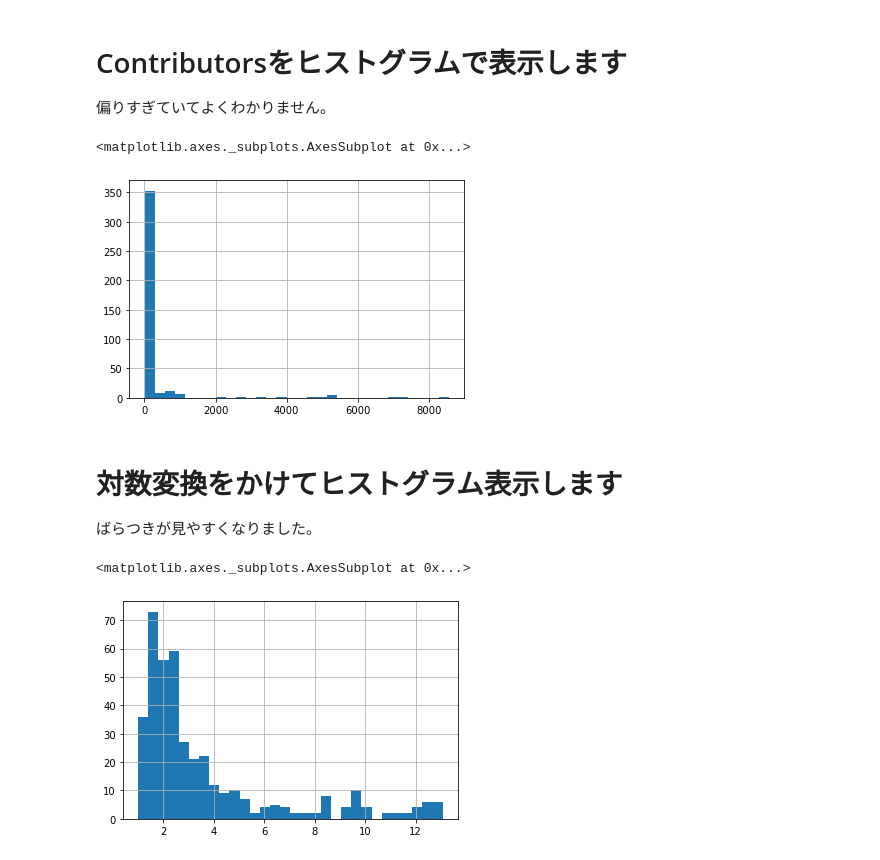
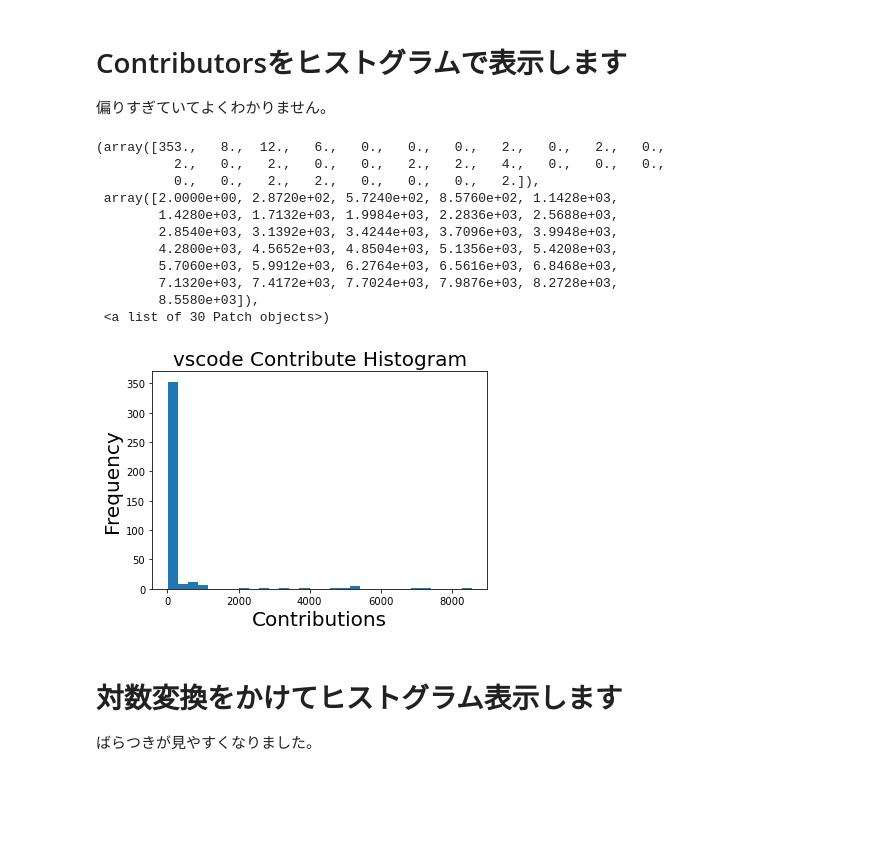
Before and after one commit to zeikomi552/githubapi-python-sample, a Jupyter notebook: src/githubapi-02.ipynb, the cells around one changed output. Cells and saved outputs as stored; diff of their text form; code cells hidden in the pictures; blank space fills up the shorter version.

```diff
--- a/src/githubapi-02.ipynb
+++ b/src/githubapi-02.ipynb
@@ -112,18 +113,27 @@ memory usage: 62.7+ KB
 # %% [markdown]
 # Contributorsをヒストグラムで表示します
 偏りすぎていてよくわかりません。
-# %%
-# show histogram bins=30
-df.contributions.hist(bins=30)
-# %% [output]
-<matplotlib.axes._subplots.AxesSubplot at 0x...>
-[figure, removed]
+# %%
+
+plt.title("{0} Contribute Histogram".format(repo), fontsize=20)  # title
+plt.xlabel("Contributions", fontsize=20)            # x-axis label
+plt.ylabel("Frequency", fontsize=20)      # y-axis label
+
+# show histogram bins=30
+plt.hist(df.contributions, bins=30)
+# %% [output]
+(array([353.,   8.,  12.,   6.,   0.,   0.,   0.,   2.,   0.,   2.,   0.,
+          2.,   0.,   2.,   0.,   0.,   2.,   2.,   4.,   0.,   0.,   0.,
+          0.,   0.,   2.,   2.,   0.,   0.,   0.,   2.]),
+ array([2.0000e+00, 2.8720e+02, 5.7240e+02, 8.5760e+02, 1.1428e+03,
+        1.4280e+03, 1.7132e+03, 1.9984e+03, 2.2836e+03, 2.5688e+03,
+        2.8540e+03, 3.1392e+03, 3.4244e+03, 3.7096e+03, 3.9948e+03,
+        4.2800e+03, 4.5652e+03, 4.8504e+03, 5.1356e+03, 5.4208e+03,
+        5.7060e+03, 5.9912e+03, 6.2764e+03, 6.5616e+03, 6.8468e+03,
+        7.1320e+03, 7.4172e+03, 7.7024e+03, 7.9876e+03, 8.2728e+03,
+        8.5580e+03]),
+ <a list of 30 Patch objects>)
+[figure, added]
 # %% [markdown]
 # 対数変換をかけてヒストグラム表示します
 ばらつきが見やすくなりました。
-# %%
-# show histogram for log2 bins=30
-np.log2(df.contributions).hist(bins=30)
-# %% [output]
-<matplotlib.axes._subplots.AxesSubplot at 0x...>
-[figure, removed]
```
Also changed, not shown: parts of 2 cells of this notebook.
